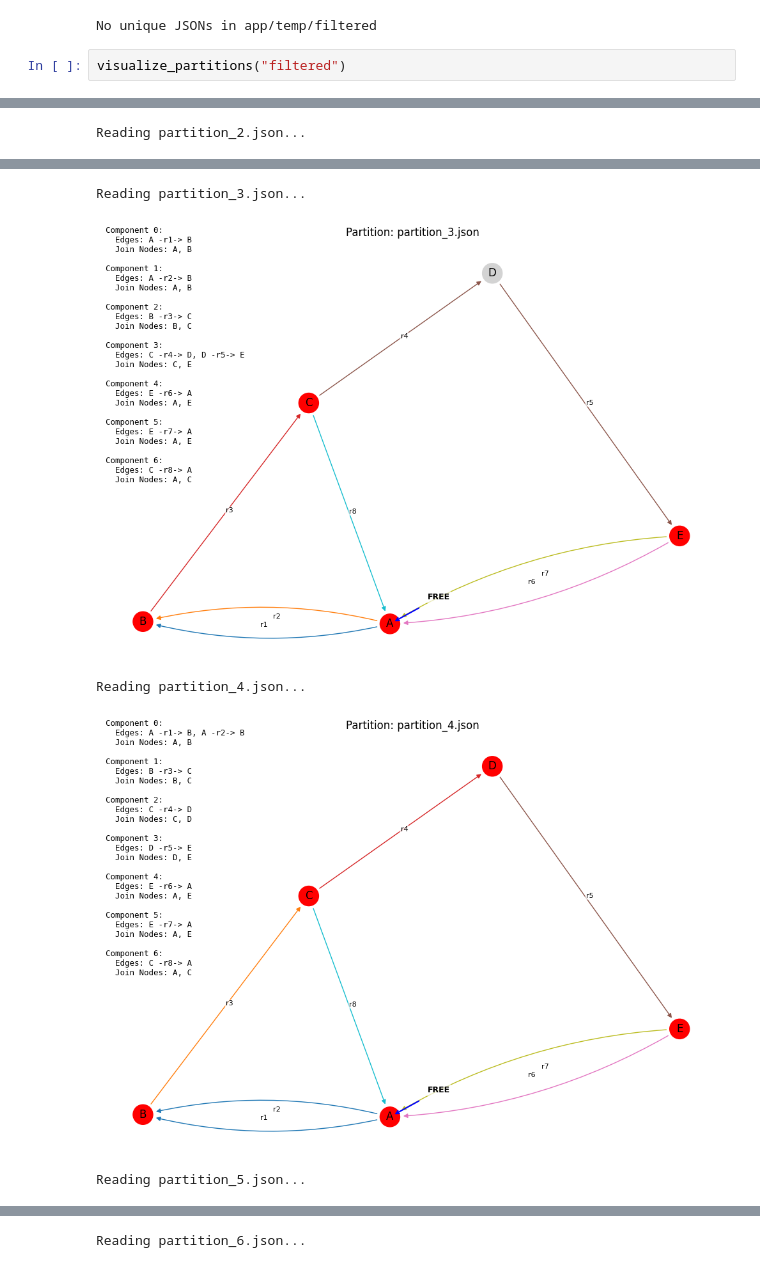
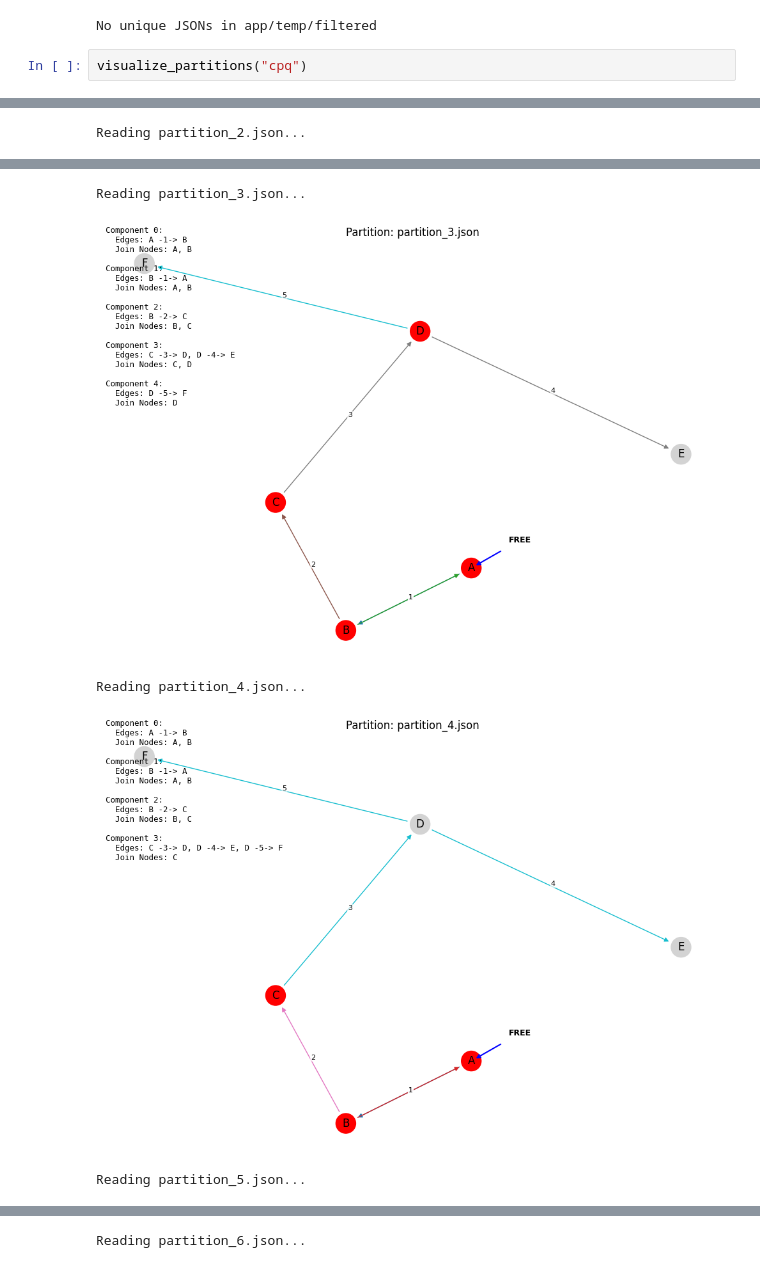
Before and after one commit to Dazai1623818/decomposition, a Jupyter notebook: vis.ipynb, the cells around one changed output, grey strips where cells are left out. Cells and saved outputs as stored; diff of their text form.

Commit message:
cleaned up visualizations

```diff
--- a/vis.ipynb
+++ b/vis.ipynb
@@ -229,5 +229,5 @@ show_unique_jsons("app/temp/cpq", "app/temp/filtered")
 # %% [output]
 No unique JSONs in app/temp/filtered
 # %%
-visualize_partitions("filtered")
+visualize_partitions("cpq")
 # %% [output]
@@ -240,5 +240,5 @@ Reading partition_2.json...
 Reading partition_3.json...
-[figure, old version]
+[figure, new version]
 Reading partition_4.json...
-[figure, old version]
+[figure, new version]
 Reading partition_5.json...
```
Also changed, not shown: parts of 1 cell of this notebook, 1 other file.
